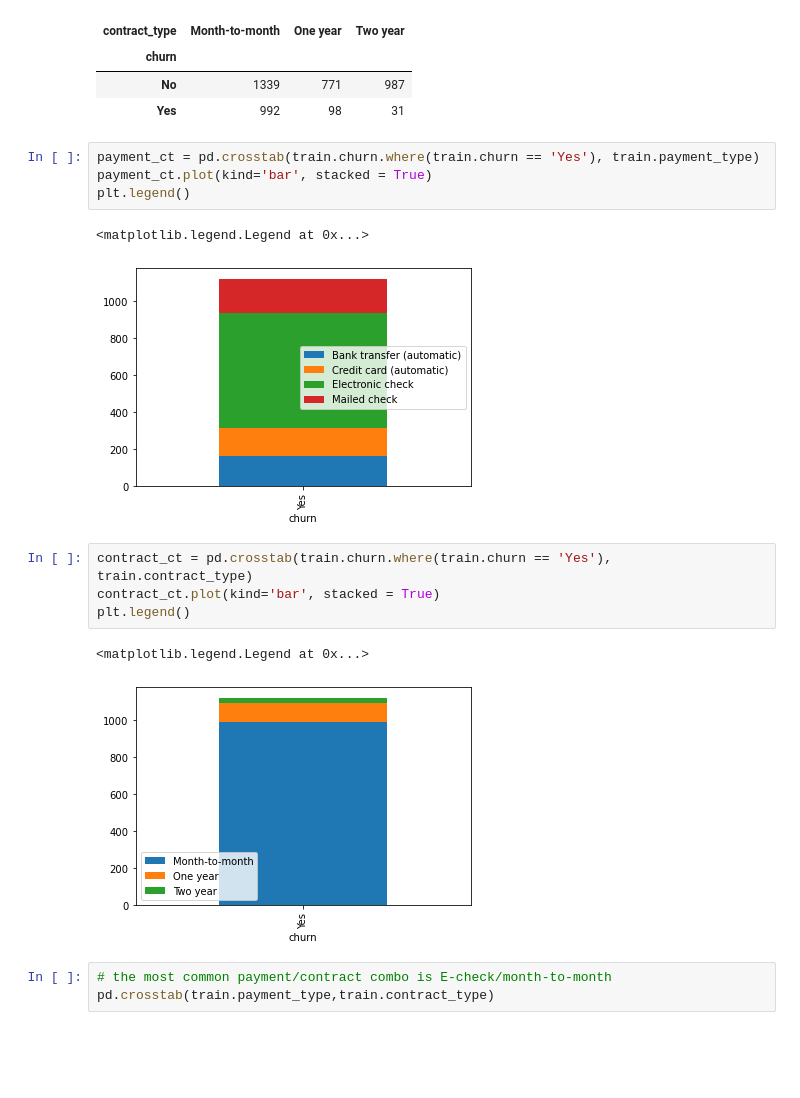
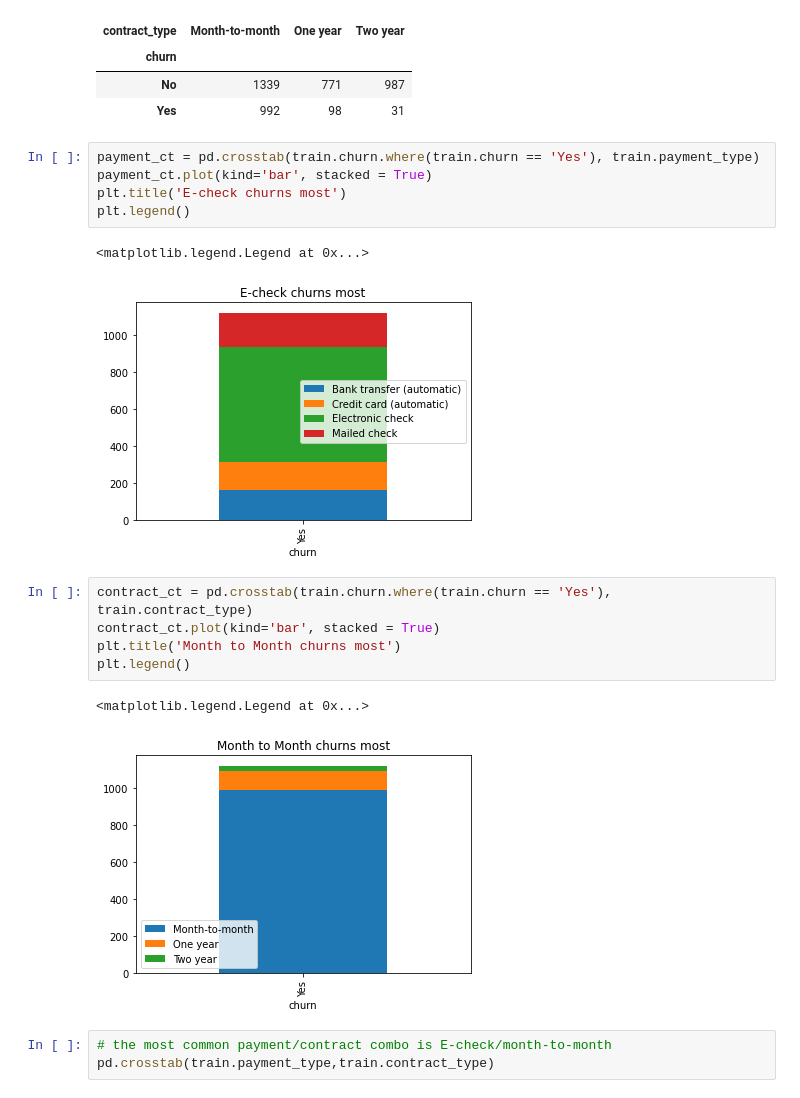
Before and after one commit to kevin-mal-smith/telco_classification, a Jupyter notebook: messy_notebook.ipynb, the cells around one changed output. Saved outputs shown, nothing was run; the diff lists cells and outputs as text; blank space fills up the shorter version.

Commit message:
patrially completed telco churn analysis

```diff
--- a/messy_notebook.ipynb
+++ b/messy_notebook.ipynb
@@ -186,17 +188,19 @@ pd.crosstab(train.churn, train.contract_type)
 # %%
 payment_ct = pd.crosstab(train.churn.where(train.churn == 'Yes'), train.payment_type)
 payment_ct.plot(kind='bar', stacked = True)
+plt.title('E-check churns most')
 plt.legend()
 # %% [output]
 <matplotlib.legend.Legend at 0x...>
-[figure, old version]
+[figure, new version]
 # %%
 contract_ct = pd.crosstab(train.churn.where(train.churn == 'Yes'), train.contract_type)
 contract_ct.plot(kind='bar', stacked = True)
+plt.title('Month to Month churns most')
 plt.legend()
 # %% [output]
 <matplotlib.legend.Legend at 0x...>
-[figure, old version]
+[figure, new version]
 # %%
 # the most common payment/contract combo is E-check/month-to-month
 pd.crosstab(train.payment_type,train.contract_type)
```
Also changed, not shown: parts of 25 cells of this notebook.
